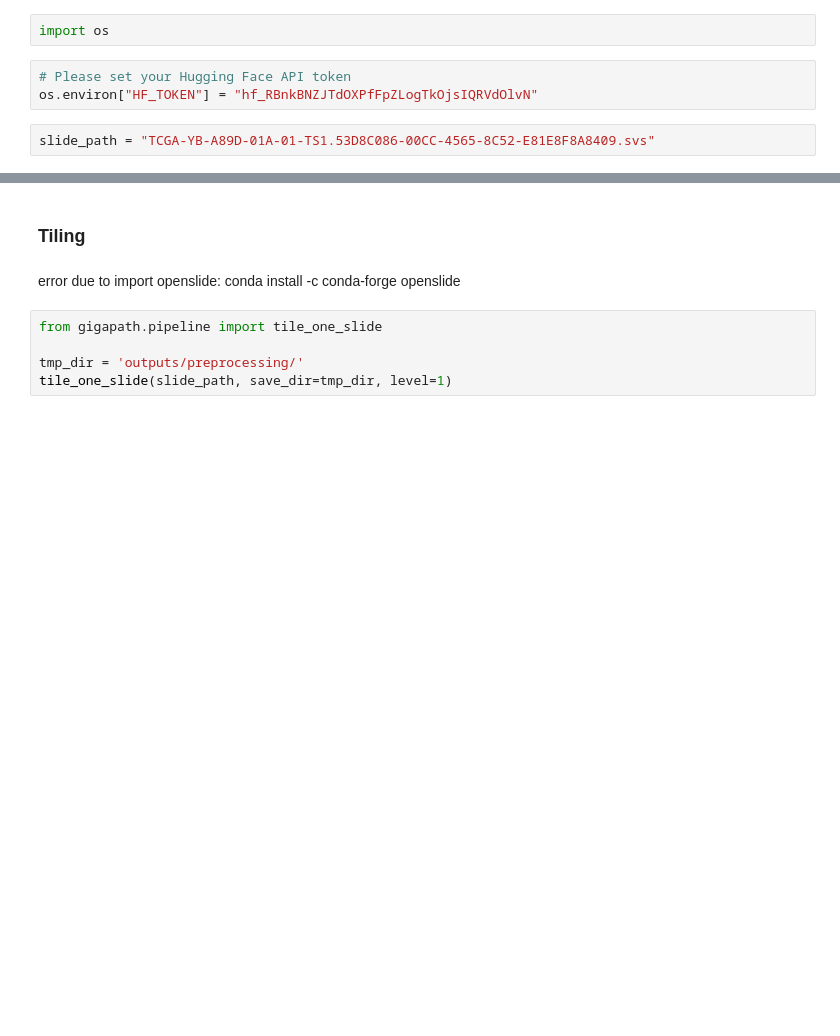
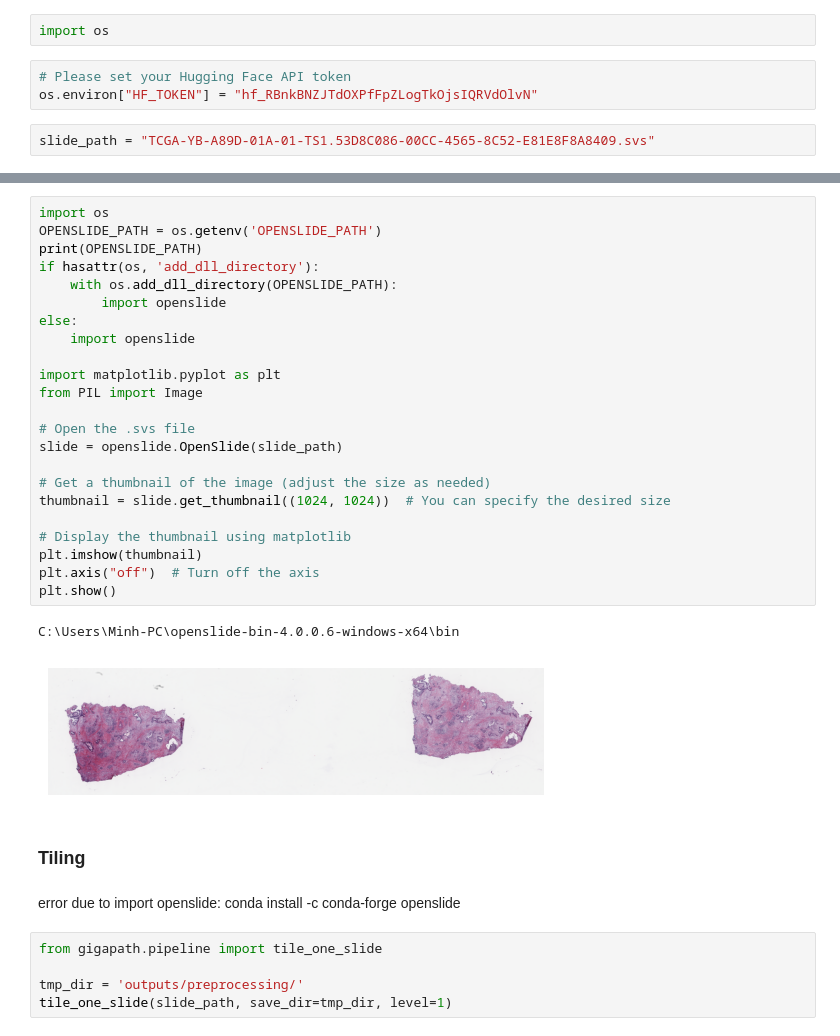
Before and after one commit to mitumh3/deep_learning_project, a Jupyter notebook: run_gigapath.ipynb, the cells around one changed output, grey strips where cells are left out. Cells and saved outputs as stored; diff of their text form; blank space fills up the shorter version.

```diff
--- a/run_gigapath.ipynb
+++ b/run_gigapath.ipynb
@@ -18,3 +48,29 @@ slide_path = "TCGA-YB-A89D-01A-01-TS1.53D8C086-00CC-4565-8C52-E81E8F8A8409.svs"
+# %%
+import os
+OPENSLIDE_PATH = os.getenv('OPENSLIDE_PATH')
+print(OPENSLIDE_PATH)
+if hasattr(os, 'add_dll_directory'):
+    with os.add_dll_directory(OPENSLIDE_PATH):
+        import openslide
+else:
+    import openslide
+
+import matplotlib.pyplot as plt
+from PIL import Image
+
+# Open the .svs file
+slide = openslide.OpenSlide(slide_path)
+
+# Get a thumbnail of the image (adjust the size as needed)
+thumbnail = slide.get_thumbnail((1024, 1024))  # You can specify the desired size
+
+# Display the thumbnail using matplotlib
+plt.imshow(thumbnail)
+plt.axis("off")  # Turn off the axis
+plt.show()
+# %% [output]
+C:\Users\Minh-PC\openslide-bin-4.0.0.6-windows-x64\bin
+[figure, added]
 # %% [markdown]
 ### Tiling
 # %% [markdown]
```
Also changed, not shown: parts of 9 cells of this notebook.
